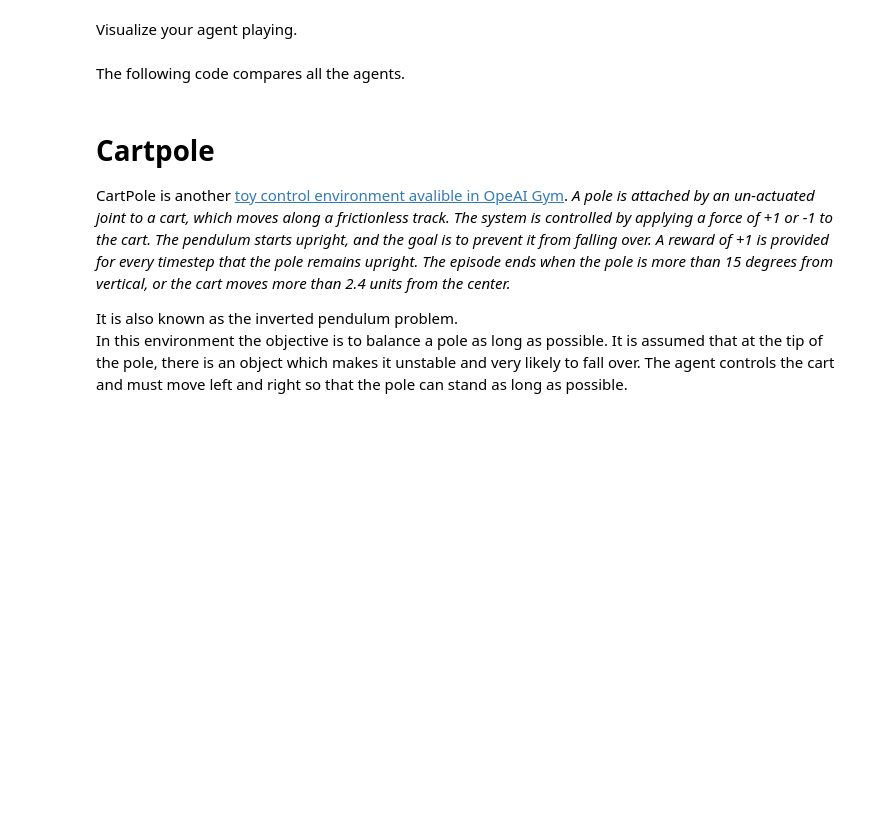
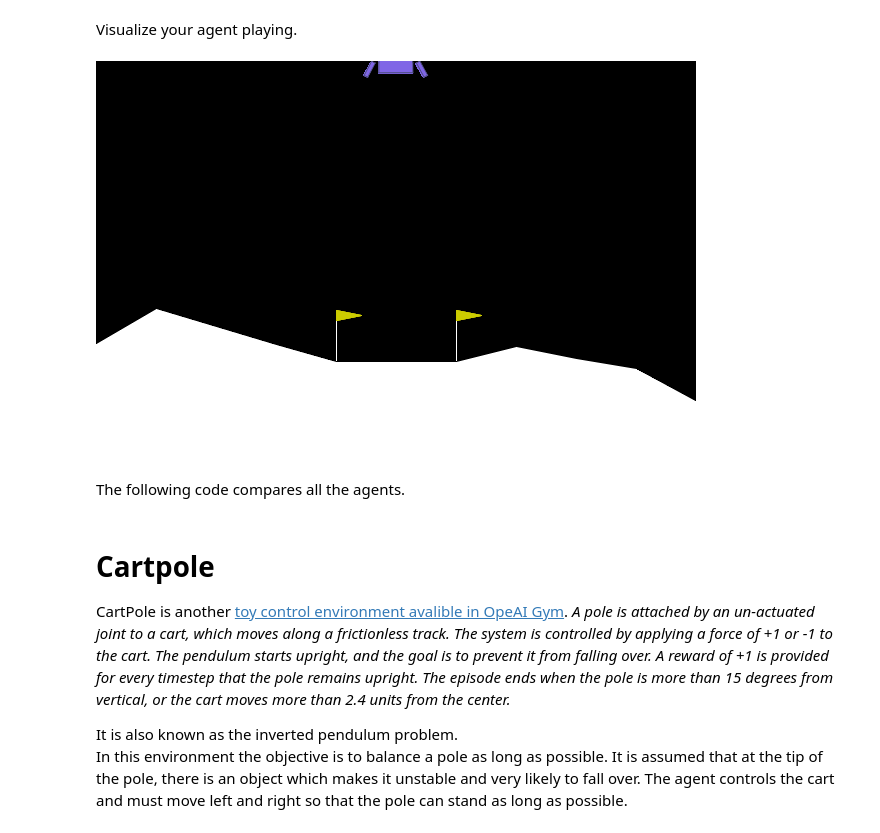
Before and after one commit to TheoDuval24/AIF2024, a Jupyter notebook: rl/DQN.ipynb, the cells around one changed output. Drawn from its saved outputs; the diff is of its cells as text; code cells hidden in the pictures; blank space fills up the shorter version.

```diff
--- a/rl/DQN.ipynb
+++ b/rl/DQN.ipynb
@@ -332,3 +343,24 @@ display_trajectory(images)
+# %%
+# Visualize the trained agent playing
+images = []
+obs, _ = env.reset()
+img = env.render()
+
+while True:
+    # Append each step's rendered image
+    images.append(img)
+    action = dqn_target_agent.act(obs, train=False)  # Exploit the learned policy
+    obs, _, done, _, _ = env.step(action)
+    img = env.render()
+    if done:
+        break
+
+env.close()
+
+# Display the trajectory as a GIF
+display_trajectory(images)
+# %% [output]
+[figure, added]
 # %% [markdown]
 The following code compares all the agents.
 # %%
```
Also changed, not shown: parts of 14 cells of this notebook.
